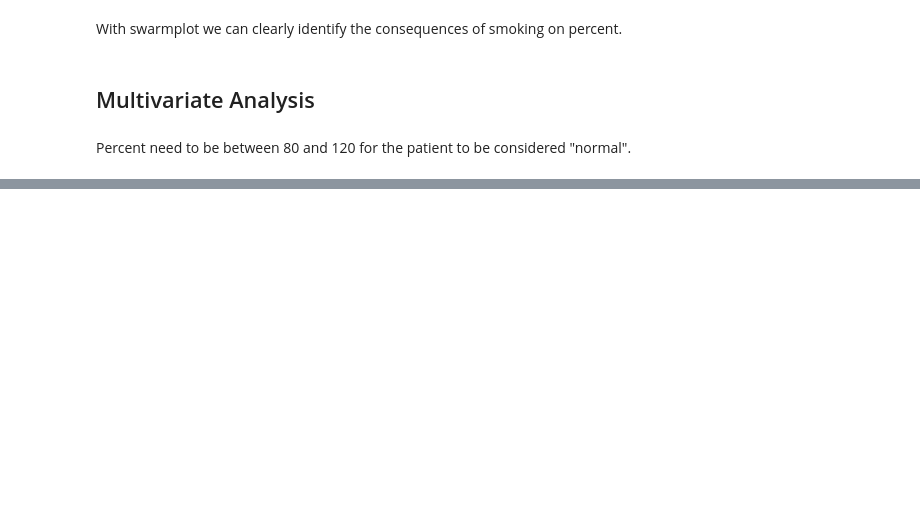
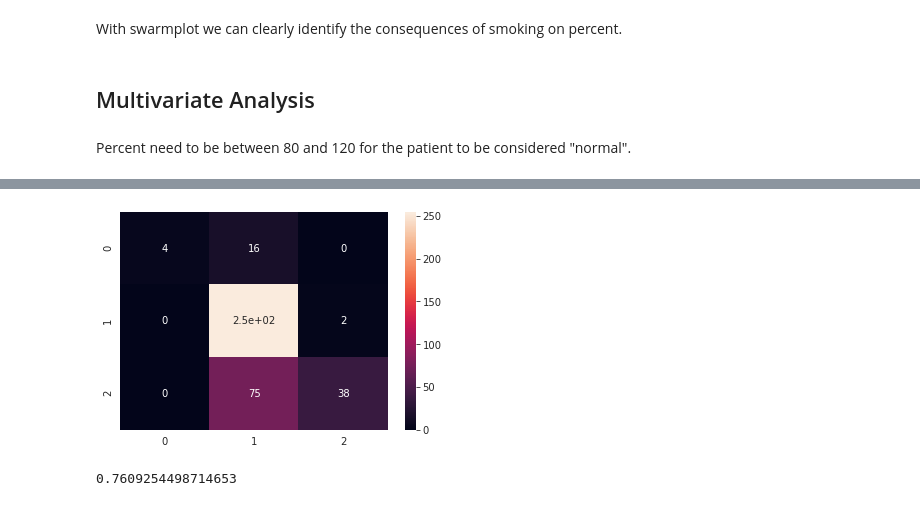
Before and after one commit to pberjon/OSIC-Pulmonary-Fibrosis-Progression-Competition, a Jupyter notebook: osic-pulmonary-fibrosis-exploration.ipynb, the cells around one changed output, grey strips where cells are left out. Cells and saved outputs as stored; diff of their text form; code cells hidden in the pictures; blank space fills up the shorter version.

```diff
--- a/osic-pulmonary-fibrosis-exploration.ipynb
+++ b/osic-pulmonary-fibrosis-exploration.ipynb
@@ -139,8 +261,17 @@ print(accuracy_score(y_test,LR_pred)*100)
 # %%
 ranfor = RandomForestClassifier(max_depth=4,random_state=1,)
 
 ranfor.fit(X_train,y_train)
 
 
 rf_pred = ranfor.predict(X_test)
+
+CM2 = confusion_matrix(y_test,rf_pred)
+
+sns.heatmap(CM2,annot=True)
+plt.show()
+
 accuracy_score(y_test,rf_pred)
+# %% [output]
+[figure, added]
+0.7609254498714653
```
Also changed, not shown: parts of 30 cells of this notebook.
